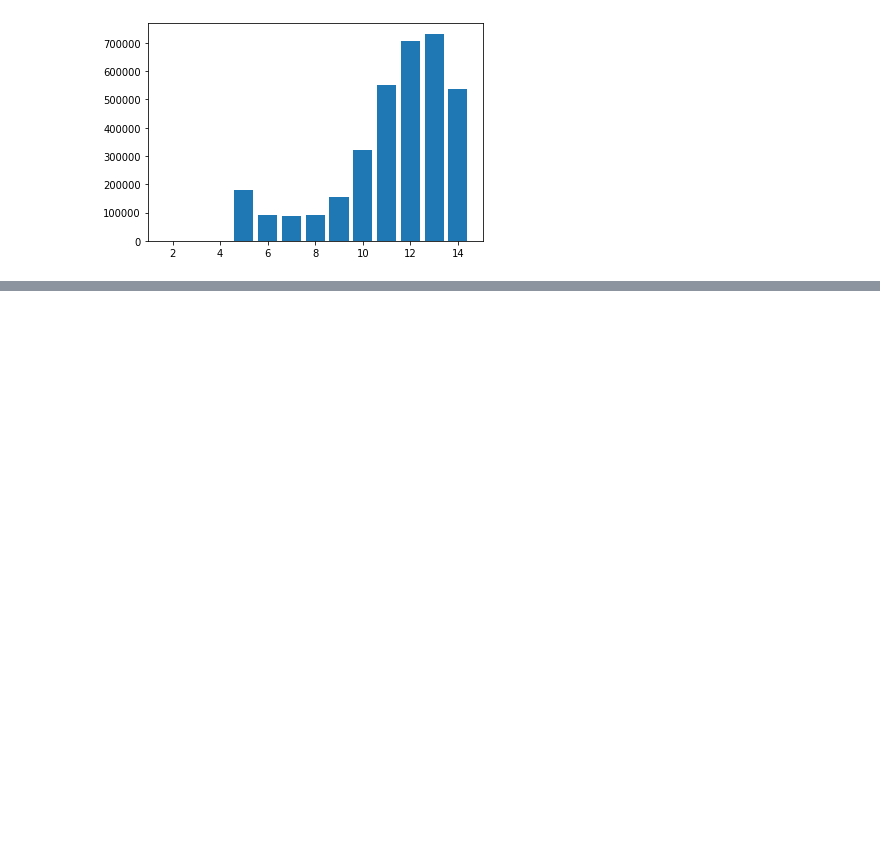
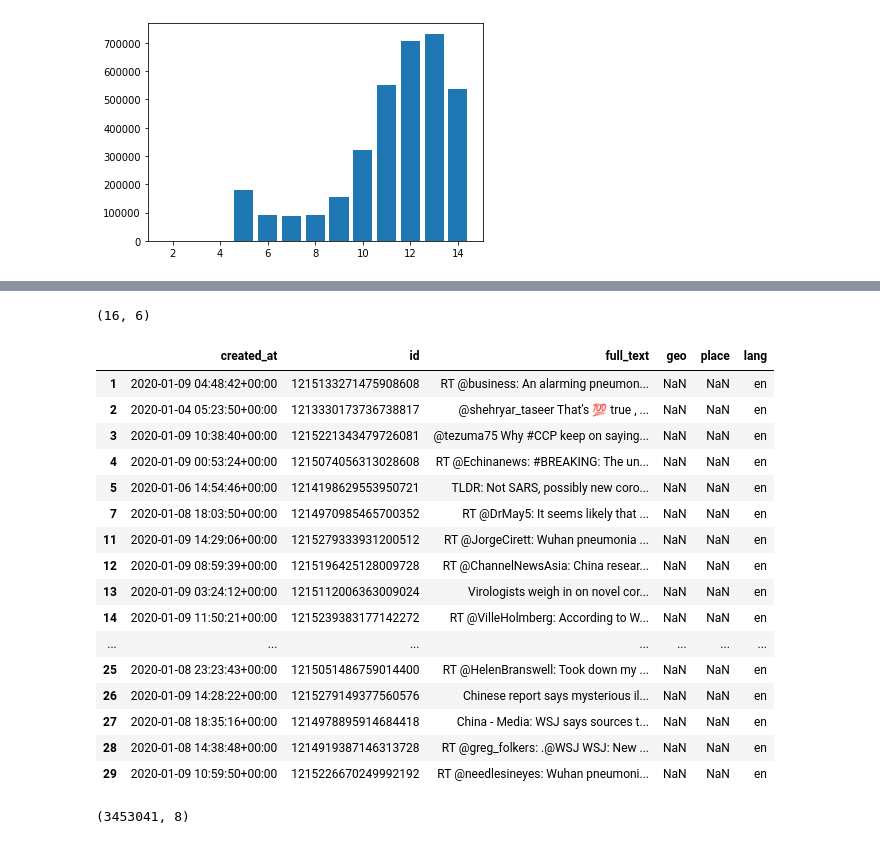
Before and after one commit to cravenre/Twitter_sentiment_in_pandemic, a Jupyter notebook: initial_exploration_cleaning.ipynb, the cells around one changed output, grey strips where cells are left out. Drawn from its saved outputs; the diff is of its cells as text; code cells hidden in the pictures; blank space fills up the shorter version.

```diff
--- a/initial_exploration_cleaning.ipynb
+++ b/initial_exploration_cleaning.ipynb
@@ -903,0 +998,28 @@ plt.bar(x=chunk5_week_count['index'], height=chunk5_week_count['week'])
+# %%
+china_tweets_df.shape
+# %% [output]
+(16, 6)
+# %%
+small_tweets.head(20)
+# %% [output]
+|  | created_at | id | full_text | geo | place | lang |
+| 1 | 2020-01-09 04:48:42+00:00 | 1215133271475908608 | RT @business: An alarming pneumon... | NaN | NaN | en |
+| 2 | 2020-01-04 05:23:50+00:00 | 1213330173736738817 | @shehryar_taseer That’s 💯 true , ... | NaN | NaN | en |
+| 3 | 2020-01-09 10:38:40+00:00 | 1215221343479726081 | @tezuma75 Why #CCP keep on saying... | NaN | NaN | en |
+| 4 | 2020-01-09 00:53:24+00:00 | 1215074056313028608 | RT @Echinanews: #BREAKING: The un... | NaN | NaN | en |
+| 5 | 2020-01-06 14:54:46+00:00 | 1214198629553950721 | TLDR: Not SARS, possibly new coro... | NaN | NaN | en |
+| 7 | 2020-01-08 18:03:50+00:00 | 1214970985465700352 | RT @DrMay5: It seems likely that ... | NaN | NaN | en |
+| 11 | 2020-01-09 14:29:06+00:00 | 1215279333931200512 | RT @JorgeCirett: Wuhan pneumonia ... | NaN | NaN | en |
+| 12 | 2020-01-09 08:59:39+00:00 | 1215196425128009728 | RT @ChannelNewsAsia: China resear... | NaN | NaN | en |
+| 13 | 2020-01-09 03:24:12+00:00 | 1215112006363009024 | Virologists weigh in on novel cor... | NaN | NaN | en |
+| 14 | 2020-01-09 11:50:21+00:00 | 1215239383177142272 | RT @VilleHolmberg: According to W... | NaN | NaN | en |
+| ... | ... | ... | ... | ... | ... | ... |
+| 25 | 2020-01-08 23:23:43+00:00 | 1215051486759014400 | RT @HelenBranswell: Took down my ... | NaN | NaN | en |
+| 26 | 2020-01-09 14:28:22+00:00 | 1215279149377560576 | Chinese report says mysterious il... | NaN | NaN | en |
+| 27 | 2020-01-08 18:35:16+00:00 | 1214978895914684418 | China - Media: WSJ says sources t... | NaN | NaN | en |
+| 28 | 2020-01-08 14:38:48+00:00 | 1214919387146313728 | RT @greg_folkers: .@WSJ WSJ: New ... | NaN | NaN | en |
+| 29 | 2020-01-09 10:59:50+00:00 | 1215226670249992192 | RT @needlesineyes: Wuhan pneumoni... | NaN | NaN | en |
+# %%
+clean_chunks_5.shape
+# %% [output]
+(3453041, 8)
```
Also changed, not shown: parts of 13 cells of this notebook.
